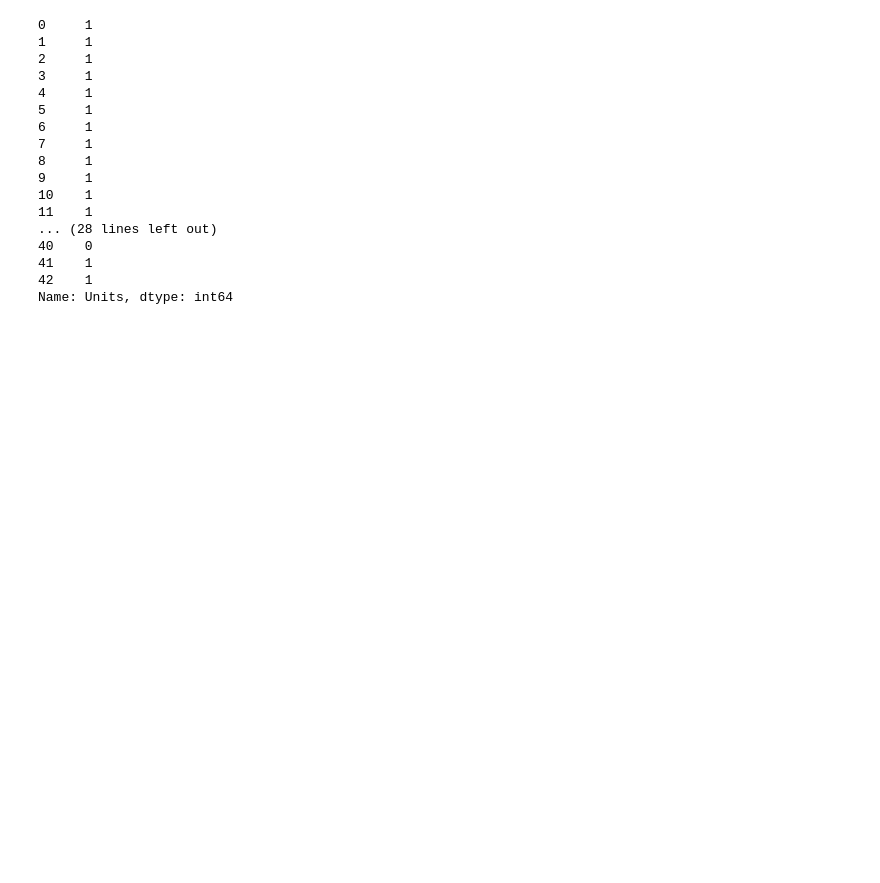
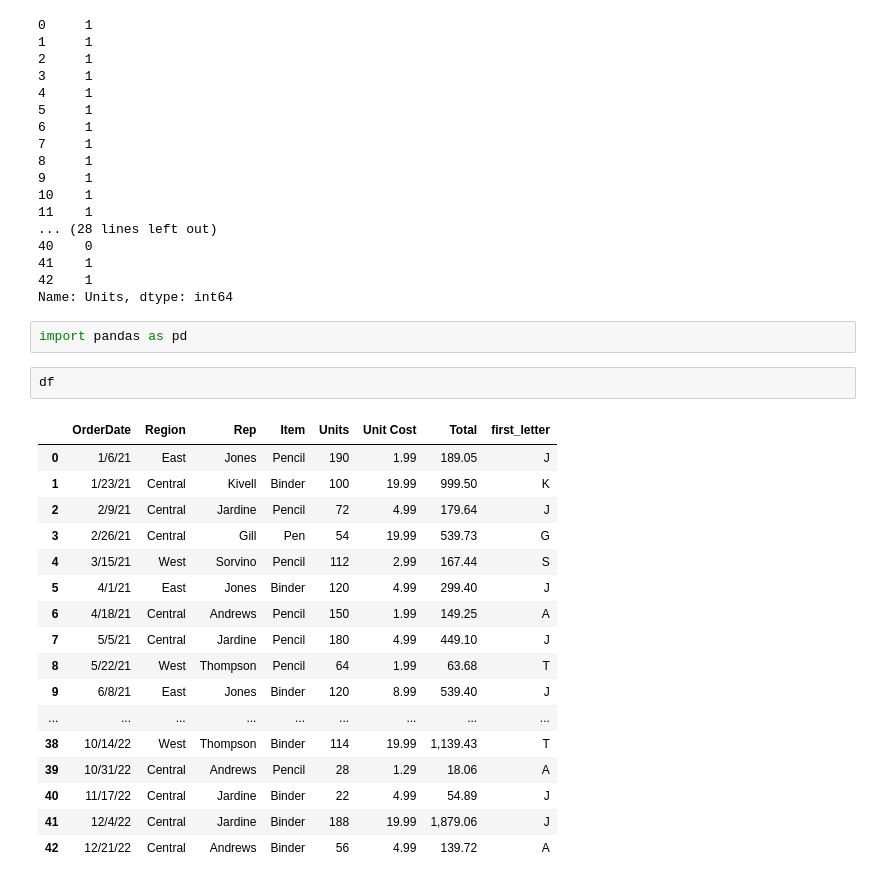
Before and after one commit to navi1910/Data-Science, a Jupyter notebook: Pandas/Operations with Pandas.ipynb, the cells around one changed output. Cells and saved outputs as stored; diff of their text form; blank space fills up the shorter version.

```diff
--- a/Pandas/Operations with Pandas.ipynb
+++ b/Pandas/Operations with Pandas.ipynb
@@ -380,3 +380,25 @@ df["Units"].apply(lambda x: 0 if x<53 else 1)
 41    1
 42    1
 Name: Units, dtype: int64
+# %%
+import pandas as pd
+# %%
+df
+# %% [output]
+|  | OrderDate | Region | Rep | Item | Units | Unit Cost | Total | first_letter |
+| 0 | 1/6/21 | East | Jones | Pencil | 190 | 1.99 | 189.05 | J |
+| 1 | 1/23/21 | Central | Kivell | Binder | 100 | 19.99 | 999.50 | K |
+| 2 | 2/9/21 | Central | Jardine | Pencil | 72 | 4.99 | 179.64 | J |
+| 3 | 2/26/21 | Central | Gill | Pen | 54 | 19.99 | 539.73 | G |
+| 4 | 3/15/21 | West | Sorvino | Pencil | 112 | 2.99 | 167.44 | S |
+| 5 | 4/1/21 | East | Jones | Binder | 120 | 4.99 | 299.40 | J |
+| 6 | 4/18/21 | Central | Andrews | Pencil | 150 | 1.99 | 149.25 | A |
+| 7 | 5/5/21 | Central | Jardine | Pencil | 180 | 4.99 | 449.10 | J |
+| 8 | 5/22/21 | West | Thompson | Pencil | 64 | 1.99 | 63.68 | T |
+| 9 | 6/8/21 | East | Jones | Binder | 120 | 8.99 | 539.40 | J |
+| ... | ... | ... | ... | ... | ... | ... | ... | ... |
+| 38 | 10/14/22 | West | Thompson | Binder | 114 | 19.99 | 1,139.43 | T |
+| 39 | 10/31/22 | Central | Andrews | Pencil | 28 | 1.29 | 18.06 | A |
+| 40 | 11/17/22 | Central | Jardine | Binder | 22 | 4.99 | 54.89 | J |
+| 41 | 12/4/22 | Central | Jardine | Binder | 188 | 19.99 | 1,879.06 | J |
+| 42 | 12/21/22 | Central | Andrews | Binder | 56 | 4.99 | 139.72 | A |
```
Also changed, not shown: parts of 5 cells of this notebook, 2 other files.
